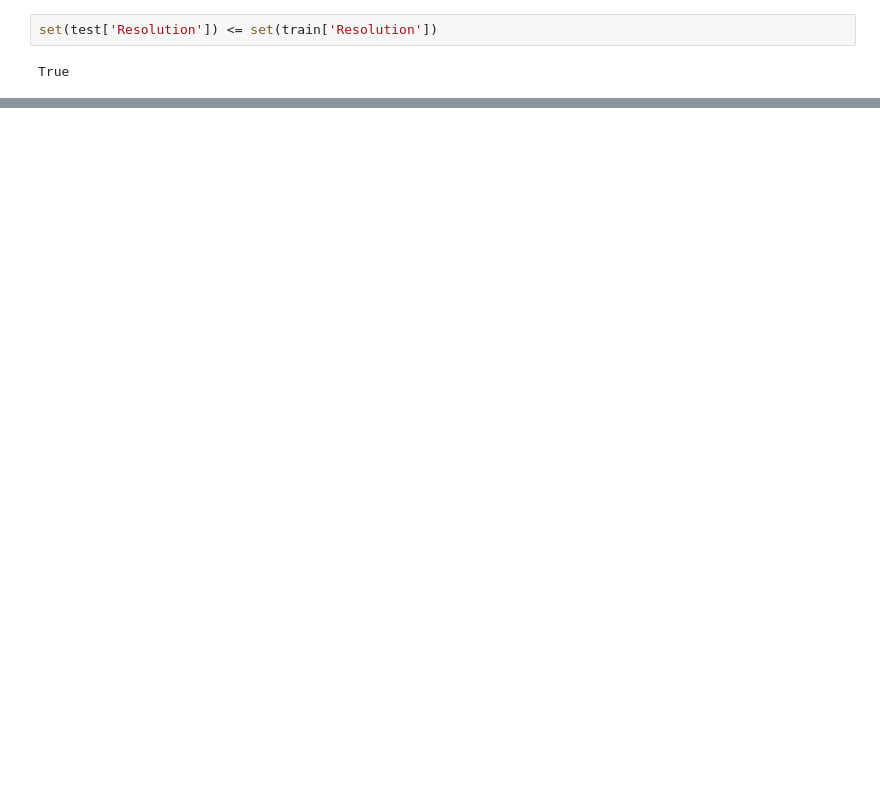
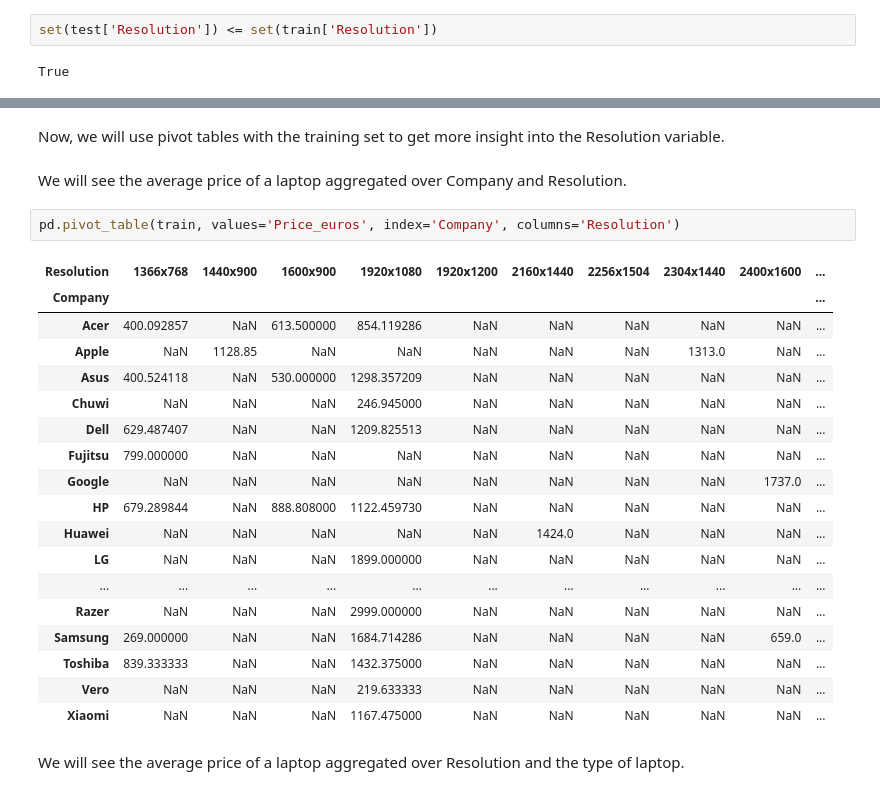
Before and after one commit to ryan-ferns/project_laptop_prices, a Jupyter notebook: laptop-prices-project.ipynb, the cells around one changed output, grey strips where cells are left out. Saved outputs shown, nothing was run; the diff lists cells and outputs as text; blank space fills up the shorter version.

```diff
--- a/laptop-prices-project.ipynb
+++ b/laptop-prices-project.ipynb
@@ -3453,0 +3530,28 @@ that are not in the training set.
+# %% [markdown]
+Now, we will use pivot tables with the training set
+to get more insight into the Resolution variable.
+# %% [markdown]
+We will see the average price of a laptop aggregated over Company and Resolution.
+# %%
+pd.pivot_table(train, values='Price_euros', index='Company', columns='Resolution')
+# %% [output]
+| Resolution | 1366x768 | 1440x900 | 1600x900 | 1920x1080 | 1920x1200 | 2160x1440 | 2256x1504 | 2304x1440 | 2400x1600 | ... |
+| Company |  |  |  |  |  |  |  |  |  | ... |
+| Acer | 400.092857 | NaN | 613.500000 | 854.119286 | NaN | NaN | NaN | NaN | NaN | ... |
+| Apple | NaN | 1128.85 | NaN | NaN | NaN | NaN | NaN | 1313.0 | NaN | ... |
+| Asus | 400.524118 | NaN | 530.000000 | 1298.357209 | NaN | NaN | NaN | NaN | NaN | ... |
+| Chuwi | NaN | NaN | NaN | 246.945000 | NaN | NaN | NaN | NaN | NaN | ... |
+| Dell | 629.487407 | NaN | NaN | 1209.825513 | NaN | NaN | NaN | NaN | NaN | ... |
+| Fujitsu | 799.000000 | NaN | NaN | NaN | NaN | NaN | NaN | NaN | NaN | ... |
+| Google | NaN | NaN | NaN | NaN | NaN | NaN | NaN | NaN | 1737.0 | ... |
+| HP | 679.289844 | NaN | 888.808000 | 1122.459730 | NaN | NaN | NaN | NaN | NaN | ... |
+| Huawei | NaN | NaN | NaN | NaN | NaN | 1424.0 | NaN | NaN | NaN | ... |
+| LG | NaN | NaN | NaN | 1899.000000 | NaN | NaN | NaN | NaN | NaN | ... |
+| ... | ... | ... | ... | ... | ... | ... | ... | ... | ... | ... |
+| Razer | NaN | NaN | NaN | 2999.000000 | NaN | NaN | NaN | NaN | NaN | ... |
+| Samsung | 269.000000 | NaN | NaN | 1684.714286 | NaN | NaN | NaN | NaN | 659.0 | ... |
+| Toshiba | 839.333333 | NaN | NaN | 1432.375000 | NaN | NaN | NaN | NaN | NaN | ... |
+| Vero | NaN | NaN | NaN | 219.633333 | NaN | NaN | NaN | NaN | NaN | ... |
+| Xiaomi | NaN | NaN | NaN | 1167.475000 | NaN | NaN | NaN | NaN | NaN | ... |
+# %% [markdown]
+We will see the average price of a laptop aggregated over Resolution and the type of laptop.
```
Also changed, not shown: parts of 35 cells of this notebook.
